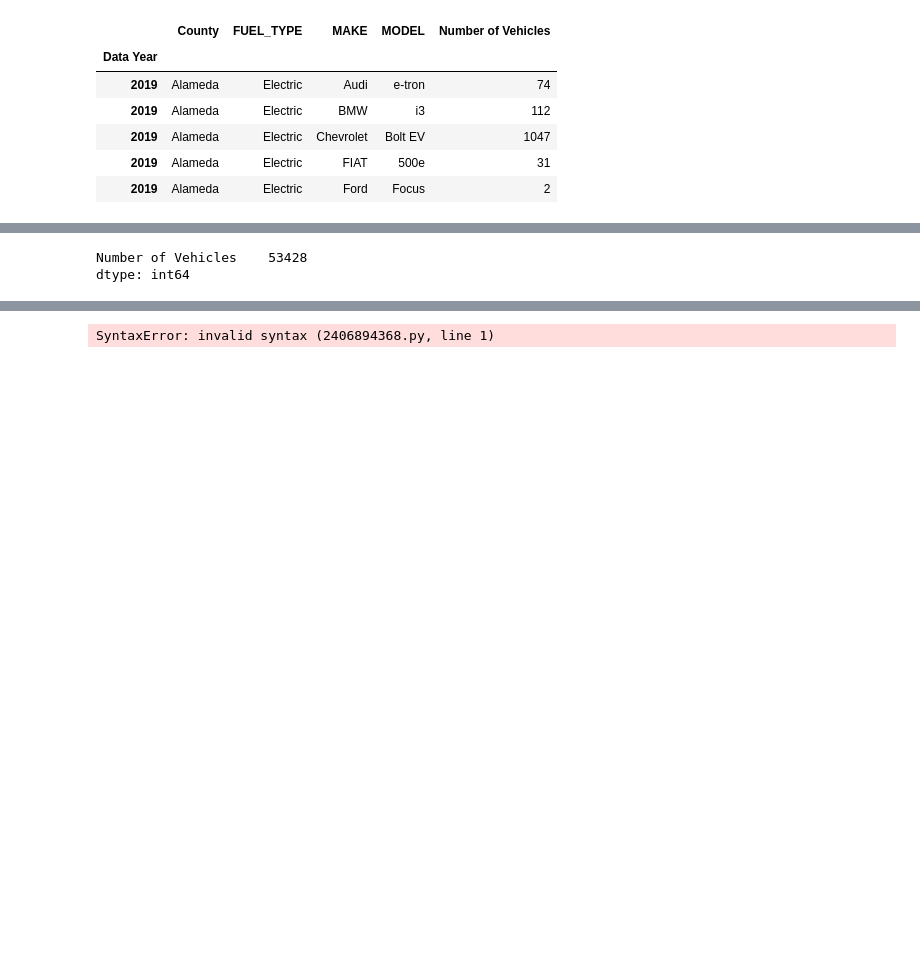
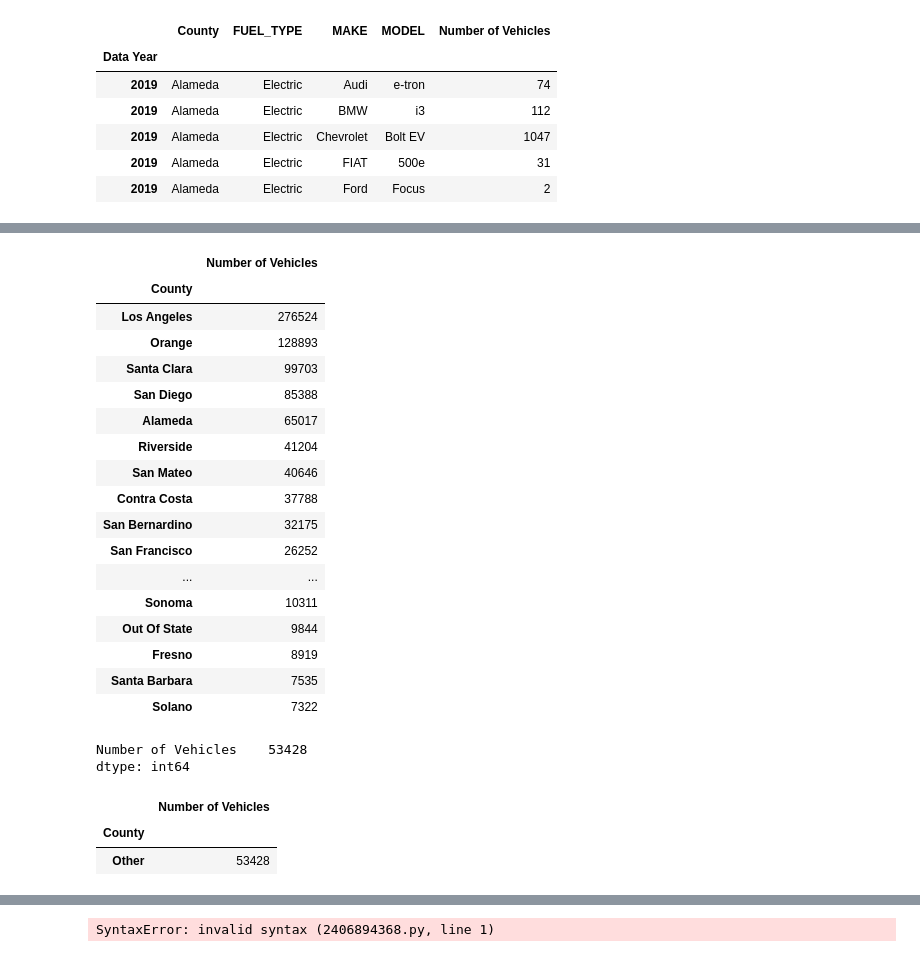
Before and after one commit to JoyMomanyi/Project-1, a Jupyter notebook: Main.ipynb, the cells around one changed output, grey strips where cells are left out. Saved outputs shown, nothing was run; the diff lists cells and outputs as text; code cells hidden in the pictures; blank space fills up the shorter version.

```diff
--- a/Main.ipynb
+++ b/Main.ipynb
@@ -72,5 +24,5 @@ super_old_zev_sales
 # %%
-zev_sales_csv_county = pd.DataFrame(recent_zev_sales.groupby("County")["Number of Vehicles"].sum().sort_values(ascending=False).reset_index().set_index("County"))
-print(zev_sales_csv_county.head(21))
+zev_sales_csv_county = pd.DataFrame(recent_zev_sales.groupby("County")["Number of Vehicles"].sum().sort_values(ascending=False))
+print(zev_sales_csv_county.head(5))
 print(zev_sales_csv_county.tail(5))
 # %% [output]
@@ -91,6 +40,28 @@ Lassen                   33
 Alpine                   29
 Sierra                   10
 Modoc                     5
+# %%
+zev_sales_csv_large = pd.DataFrame(zev_sales_csv_county[zev_sales_csv_county['Number of Vehicles']> 7000]).dropna(how='all')
+zev_sales_csv_large
+# %% [output]
+|  | Number of Vehicles |
+| County |  |
+| Los Angeles | 276524 |
+| Orange | 128893 |
+| Santa Clara | 99703 |
+| San Diego | 85388 |
+| Alameda | 65017 |
+| Riverside | 41204 |
+| San Mateo | 40646 |
+| Contra Costa | 37788 |
+| San Bernardino | 32175 |
+| San Francisco | 26252 |
+| ... | ... |
+| Sonoma | 10311 |
+| Out Of State | 9844 |
+| Fresno | 8919 |
+| Santa Barbara | 7535 |
+| Solano | 7322 |
 # %%
 zev_sales_csv_small = zev_sales_csv_county[zev_sales_csv_county['Number of Vehicles']< 7000].dropna(how='all')
 Other = zev_sales_csv_small.sum()
@@ -97,3 +69,11 @@ Other = zev_sales_csv_small.sum()
 # %% [output]
 Number of Vehicles    53428
 dtype: int64
+# %%
+Other_df = pd.DataFrame({'Number of Vehicles': 53428},index=['Other'])
+Other_df.index.rename('County', inplace=True)
+Other_df
+# %% [output]
+|  | Number of Vehicles |
+| County |  |
+| Other | 53428 |
```
Also changed, not shown: parts of 16 cells of this notebook.
